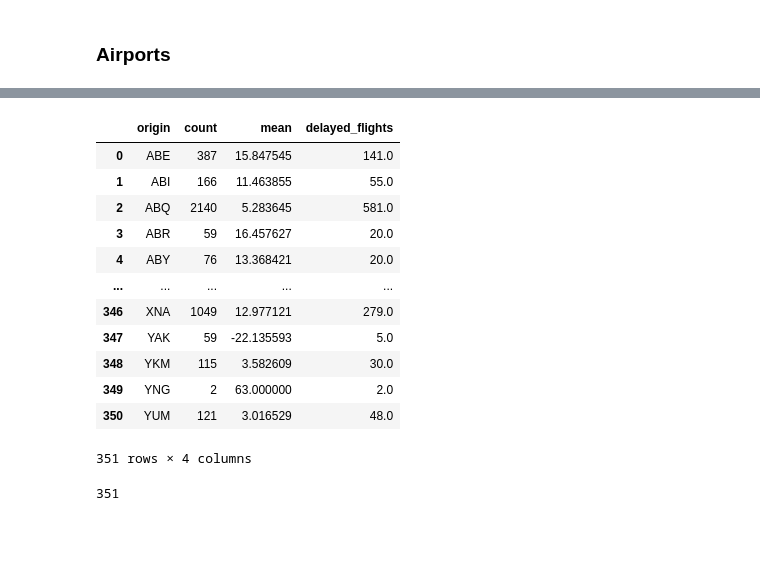
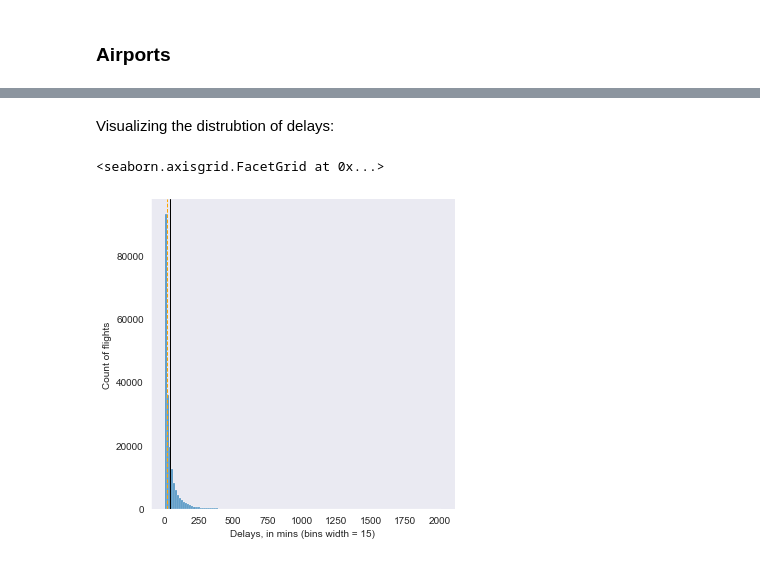
Before and after one commit to snakonechny/flight-delays, a Jupyter notebook: notebooks/0-exploratory-poking.ipynb, the cells around one changed output, grey strips where cells are left out. Drawn from its saved outputs; the diff is of its cells as text; code cells hidden in the pictures; blank space fills up the shorter version.

```diff
--- a/notebooks/0-exploratory-poking.ipynb
+++ b/notebooks/0-exploratory-poking.ipynb
@@ -12,7 +12,9 @@ from py_depends.utils import *
 from aux.dtypes import *
 
 # visualizations and such
-import seaborn
+import matplotlib.pyplot as plt
+import seaborn as sns
+sns.set_style("dark")
 
 # sanity check - assert the import worked correctly
 try:
@@ -77,20 +86,15 @@ Top 15 airports by departures - no massive surprises. Lots of departures from At
-# %%
-departure_delay_stats
-# %% [output]
-|  | origin | count | mean | delayed_flights |
-| 0 | ABE | 387 | 15.847545 | 141.0 |
-| 1 | ABI | 166 | 11.463855 | 55.0 |
-| 2 | ABQ | 2140 | 5.283645 | 581.0 |
-| 3 | ABR | 59 | 16.457627 | 20.0 |
-| 4 | ABY | 76 | 13.368421 | 20.0 |
-| ... | ... | ... | ... | ... |
-| 346 | XNA | 1049 | 12.977121 | 279.0 |
-| 347 | YAK | 59 | -22.135593 | 5.0 |
-| 348 | YKM | 115 | 3.582609 | 30.0 |
-| 349 | YNG | 2 | 63.000000 | 2.0 |
-| 350 | YUM | 121 | 3.016529 | 48.0 |
-351 rows × 4 columns
-# %%
-len(departure_delay_stats)
-# %% [output]
-351
+# %% [markdown]
+Visualizing the distrubtion of delays:
+# %%
+# lifting some SO code to get mean/median working
+def specs(x, **kwargs):
+    plt.axvline(x.mean(), c='k', ls='-', lw=1, label='Mean')
+    plt.axvline(x.median(), c='orange', ls='--', lw=1, label='Median')
+    plt.legend(loc='upper left')
+
+delays_distro = sns.displot(late_departures_only, x='dep_delay', binwidth=15)
+delays_distro.map(specs,'dep_delay')
+delays_distro.set_axis_labels('Delays, in mins (bins width = 15)', 'Count of flights')
+# %% [output]
+<seaborn.axisgrid.FacetGrid at 0x...>
+[figure, added]
```
Also changed, not shown: parts of 7 cells of this notebook.
